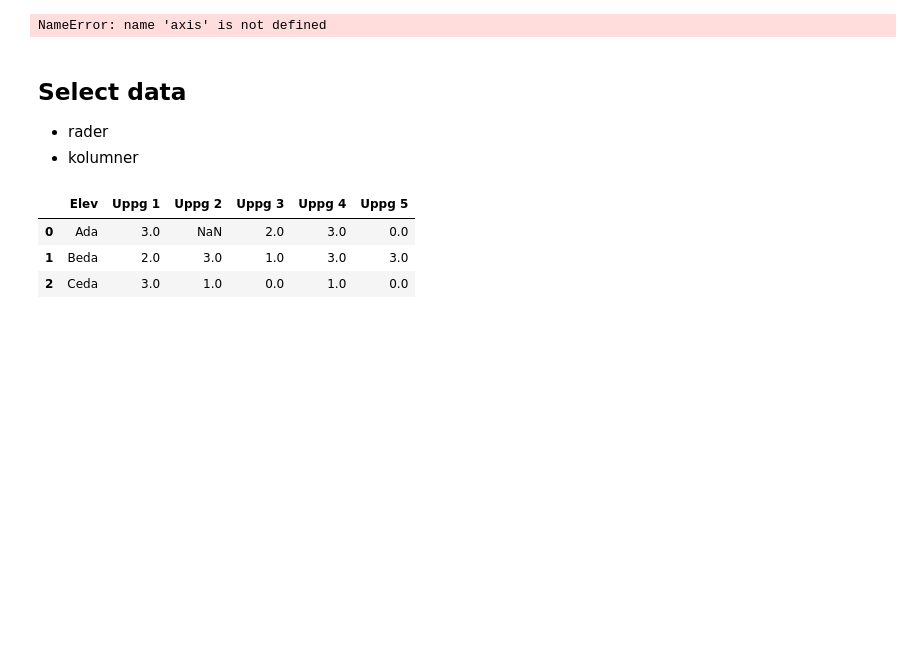
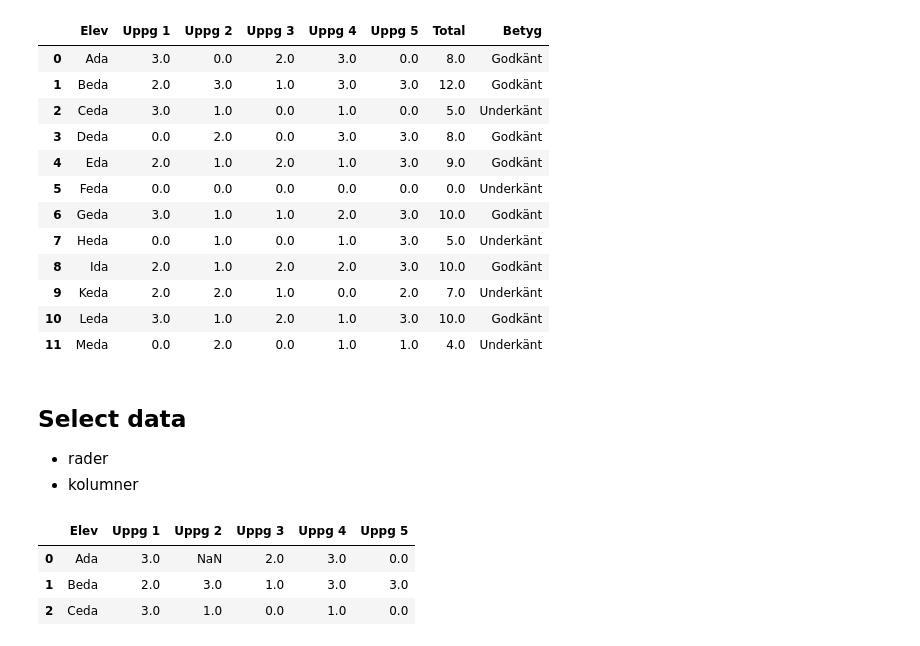
Before and after one commit to axeljornulf/axel_jornulf_te19d, a Jupyter notebook: pandas/pandas.ipynb, the cells around one changed output. Saved outputs shown, nothing was run; the diff lists cells and outputs as text; code cells hidden in the pictures; blank space fills up the shorter version.

Commit message:
dataframe

```diff
--- a/pandas/pandas.ipynb
+++ b/pandas/pandas.ipynb
@@ -1,22 +1,34 @@
 # %%
 import pandas as pd
 import numpy as np
 import matplotlib.pyplot as plt
 
 df = pd.read_csv('Matteprov.csv')
 #print(df)
 #df.head(6)
 
 #NaN - Not a Number (missing value)
 #df.dropna() kastar alla rader som innehåller NaN
 
 #fyll alla NaN med noll
 df = df.fillna(0)
-df['Total'] = df.sum(axis*1)
+df['Total'] = df.sum(axis=1)
 df['Betyg'] = np.where(df['Total'] >= 8, "Godkänt", "Underkänt")
 df
 # %% [output]
-NameError: name 'axis' is not defined
+|  | Elev | Uppg 1 | Uppg 2 | Uppg 3 | Uppg 4 | Uppg 5 | Total | Betyg |
+| 0 | Ada | 3.0 | 0.0 | 2.0 | 3.0 | 0.0 | 8.0 | Godkänt |
+| 1 | Beda | 2.0 | 3.0 | 1.0 | 3.0 | 3.0 | 12.0 | Godkänt |
+| 2 | Ceda | 3.0 | 1.0 | 0.0 | 1.0 | 0.0 | 5.0 | Underkänt |
+| 3 | Deda | 0.0 | 2.0 | 0.0 | 3.0 | 3.0 | 8.0 | Godkänt |
+| 4 | Eda | 2.0 | 1.0 | 2.0 | 1.0 | 3.0 | 9.0 | Godkänt |
+| 5 | Feda | 0.0 | 0.0 | 0.0 | 0.0 | 0.0 | 0.0 | Underkänt |
+| 6 | Geda | 3.0 | 1.0 | 1.0 | 2.0 | 3.0 | 10.0 | Godkänt |
+| 7 | Heda | 0.0 | 1.0 | 0.0 | 1.0 | 3.0 | 5.0 | Underkänt |
+| 8 | Ida | 2.0 | 1.0 | 2.0 | 2.0 | 3.0 | 10.0 | Godkänt |
+| 9 | Keda | 2.0 | 2.0 | 1.0 | 0.0 | 2.0 | 7.0 | Underkänt |
+| 10 | Leda | 3.0 | 1.0 | 2.0 | 1.0 | 3.0 | 10.0 | Godkänt |
+| 11 | Meda | 0.0 | 2.0 | 0.0 | 1.0 | 1.0 | 4.0 | Underkänt |
 # %% [markdown]
 ## Select data
 - rader
```
Also changed, not shown: 1 other file.
